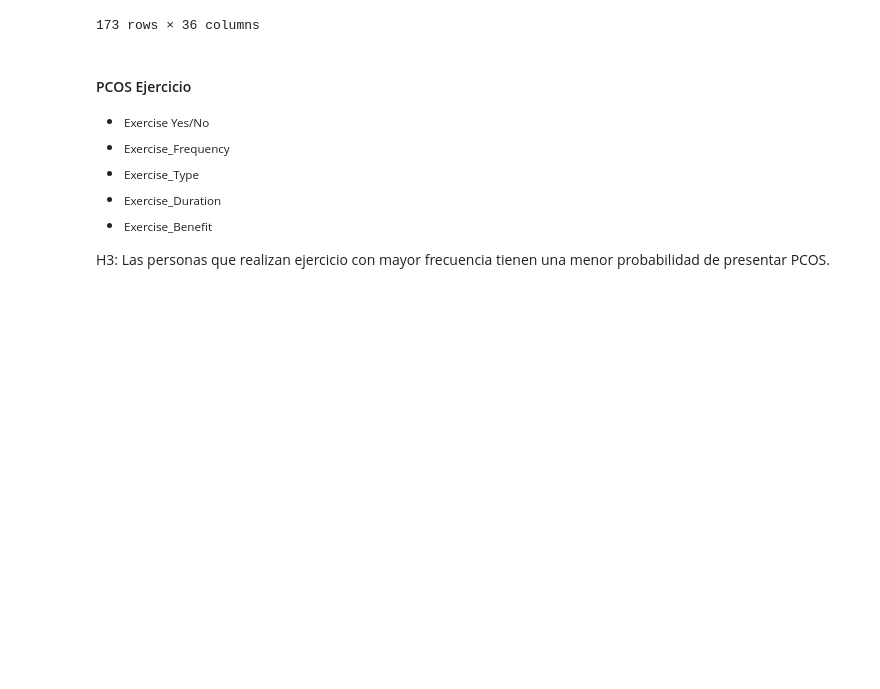
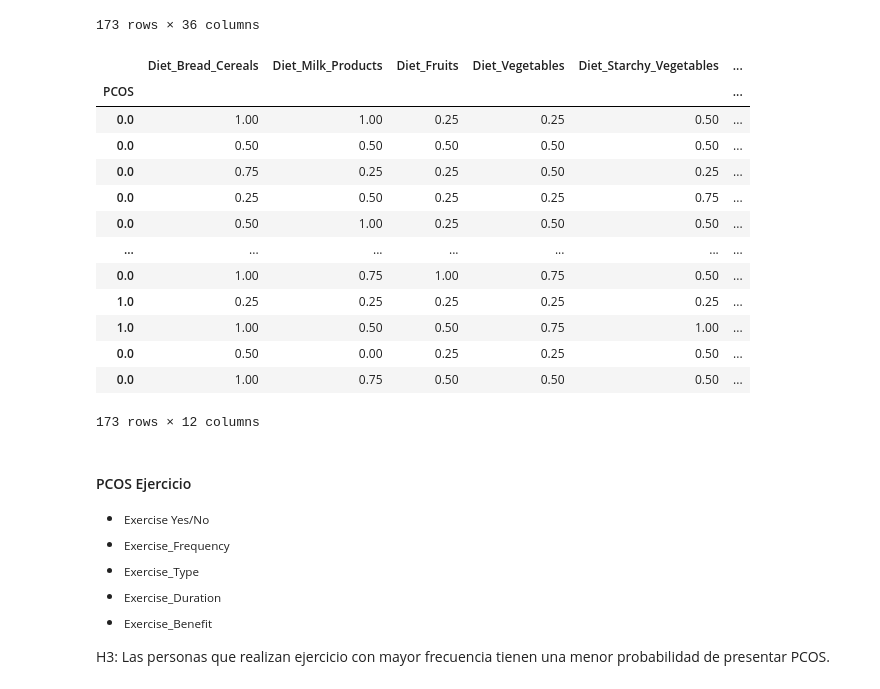
Before and after one commit to aanearana/EDA_PCOS, a Jupyter notebook: memoria/pcos.ipynb, the cells around one changed output. Saved outputs shown, nothing was run; the diff lists cells and outputs as text; code cells hidden in the pictures; blank space fills up the shorter version.

```diff
--- a/memoria/pcos.ipynb
+++ b/memoria/pcos.ipynb
@@ -355,8 +384,23 @@ map_diet_columns(pcos_limp, ['Vegetarian'])
 # %%
 #Una vez tenemos algo limpita la tabla generamos una, unicamente para la alimentacion
 pcos_diet = pcos_limp[['PCOS', 'Diet_Bread_Cereals', 'Diet_Milk_Products', 'Diet_Fruits', 'Diet_Vegetables', 'Diet_Starchy_Vegetables', 'Diet_NonStarchy_Vegetables', 'Diet_Fats', 'Diet_Sweets', 'Diet_Fried_Food', 'Diet_Tea_Coffee', 'Diet_Multivitamin', 'Vegetarian']]
-pcos_diet = pcos_diet.set_index('PCOS', inplace=True)
+pcos_diet = pcos_diet.set_index('PCOS')
 pcos_diet
+# %% [output]
+|  | Diet_Bread_Cereals | Diet_Milk_Products | Diet_Fruits | Diet_Vegetables | Diet_Starchy_Vegetables | ... |
+| PCOS |  |  |  |  |  | ... |
+| 0.0 | 1.00 | 1.00 | 0.25 | 0.25 | 0.50 | ... |
+| 0.0 | 0.50 | 0.50 | 0.50 | 0.50 | 0.50 | ... |
+| 0.0 | 0.75 | 0.25 | 0.25 | 0.50 | 0.25 | ... |
+| 0.0 | 0.25 | 0.50 | 0.25 | 0.25 | 0.75 | ... |
+| 0.0 | 0.50 | 1.00 | 0.25 | 0.50 | 0.50 | ... |
+| ... | ... | ... | ... | ... | ... | ... |
+| 0.0 | 1.00 | 0.75 | 1.00 | 0.75 | 0.50 | ... |
+| 1.0 | 0.25 | 0.25 | 0.25 | 0.25 | 0.25 | ... |
+| 1.0 | 1.00 | 0.50 | 0.50 | 0.75 | 1.00 | ... |
+| 0.0 | 0.50 | 0.00 | 0.25 | 0.25 | 0.50 | ... |
+| 0.0 | 1.00 | 0.75 | 0.50 | 0.50 | 0.50 | ... |
+173 rows × 12 columns
 # %% [markdown]
 #### PCOS Ejercicio
 - <small>Exercise Yes/No</small>
```
Also changed, not shown: parts of 13 cells of this notebook, 2 other files.
